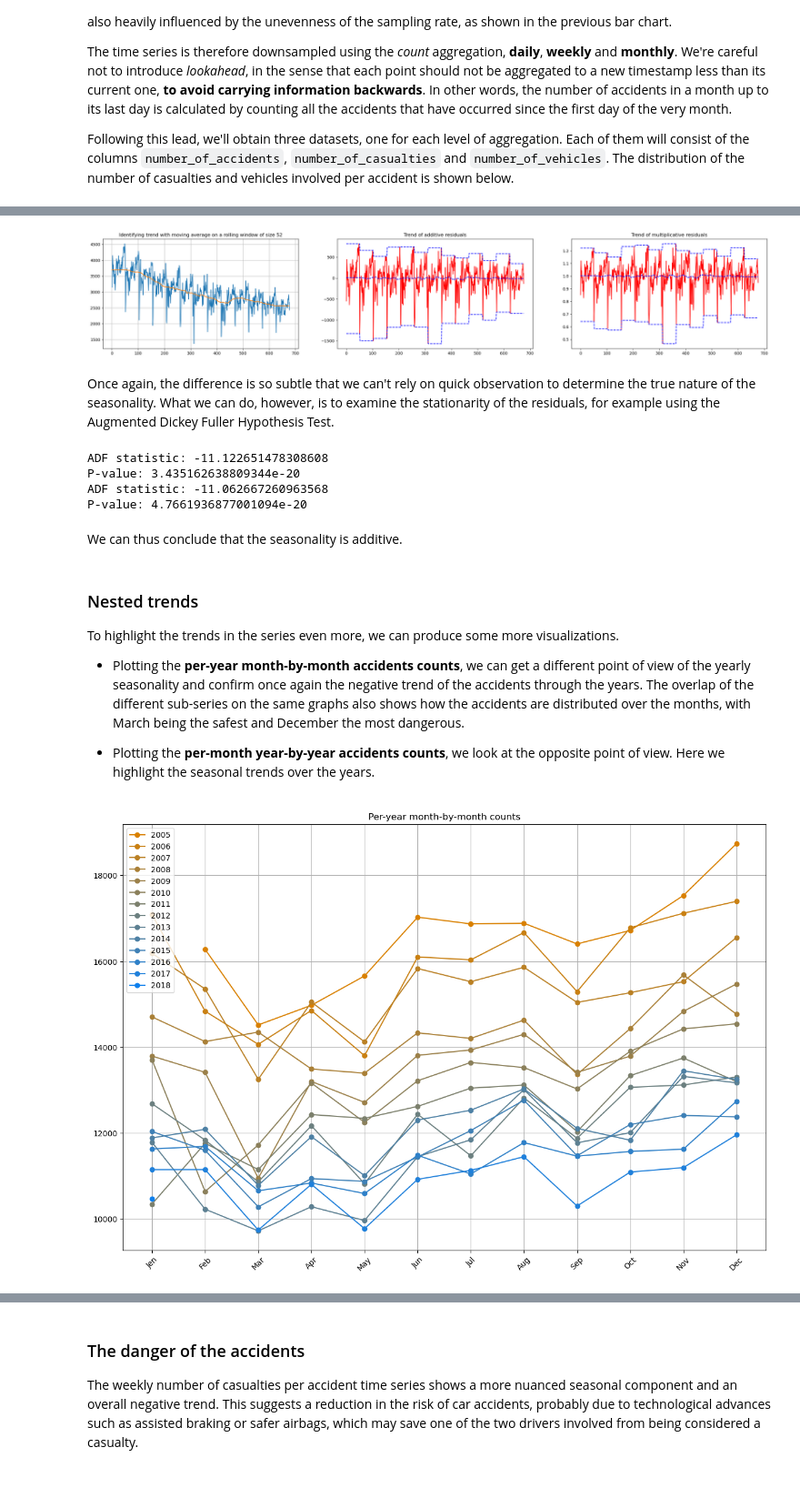
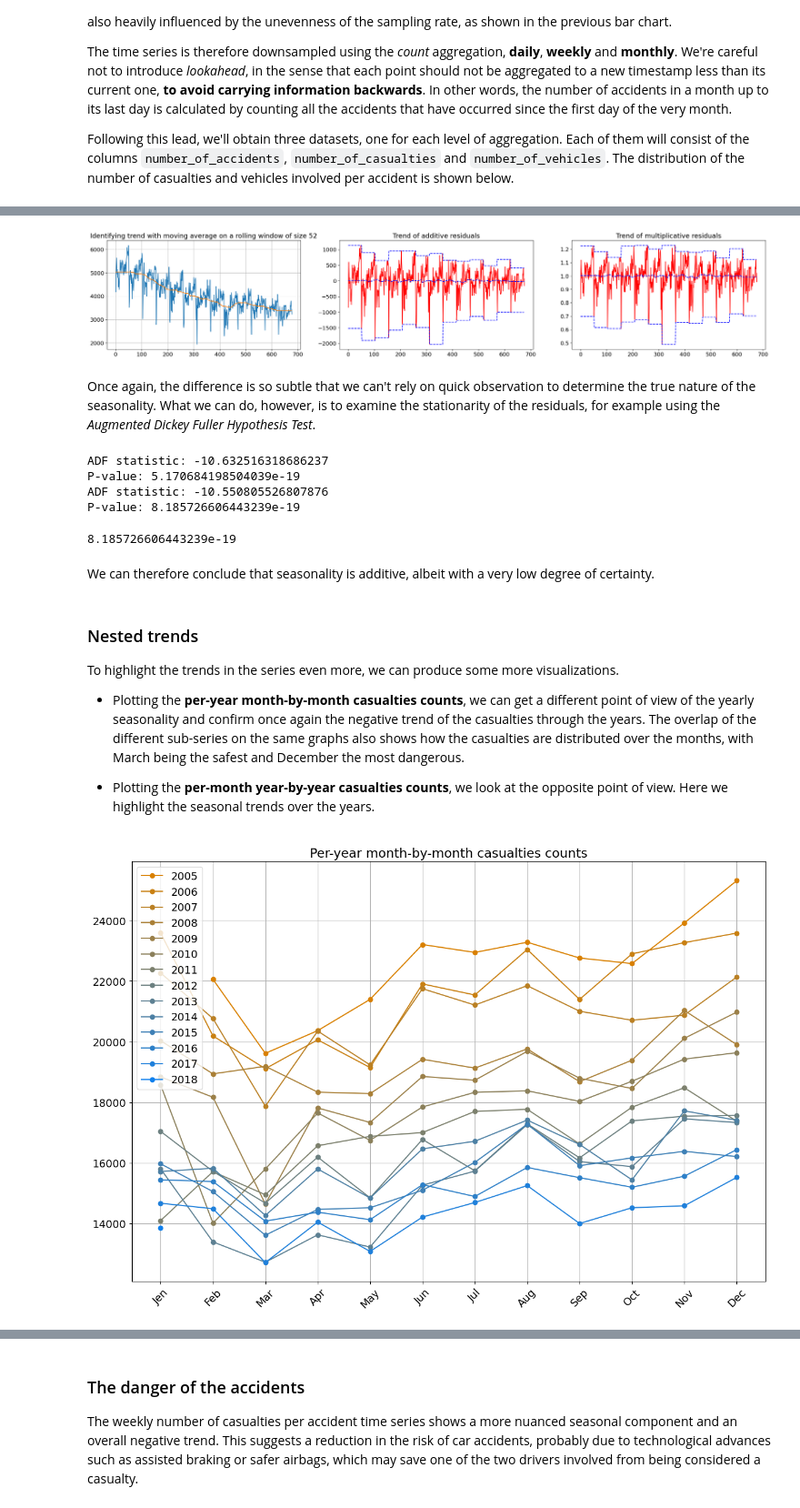
Before and after one commit to fedeStaffo/UK-Traffic-Accidents-Classification-Clustering-TimeSeries, a Jupyter notebook: time_series_analysis/time_series_analysis.ipynb, the cells around one changed output, grey strips where cells are left out. Shown at 91% size. Cells and saved outputs as stored; diff of their text form; code cells hidden in the pictures; blank space fills up the shorter version.

Commit message:
Stationarity test and differencing

```diff
--- a/time_series_analysis/time_series_analysis.ipynb
+++ b/time_series_analysis/time_series_analysis.ipynb
@@ -49,6 +49,7 @@ However, there's still the problem of daylight savings time, which causes some i
 # %%
 DATASET_NAME = 'Accident_Information'
 USE_CACHED = True
+plt.rcParams.update({'font.size': 14})
 # %%
 df_original = pd.read_csv(f'../dataset/{DATASET_NAME}{'[time_series]'if USE_CACHED else ''}.csv', low_memory=False)
 # %%
@@ -218,21 +219,21 @@ rolling_window = 52
 fig, ax = plt.subplots(1, 3)
 fig.set_size_inches(30, 5)
 
-trend = moving_average(weekly_df['number_of_accidents'], 52)
+trend = moving_average(weekly_df['number_of_casualties'], 52)
 ax[0].set_title(
     'Identifying trend with moving average on a rolling window of size 52')
-ax[0].plot(weekly_df['number_of_accidents'])
+ax[0].plot(weekly_df['number_of_casualties'])
 ax[0].plot(trend)
 ax[0].grid()
 
-additive_residuals = (weekly_df['number_of_accidents']-trend).to_numpy()
+additive_residuals = (weekly_df['number_of_casualties']-trend).to_numpy()
 ax[1].set_title('Trend of additive residuals')
 ax[1].plot(additive_residuals, color='r')
 ax[1].plot(moving_average(additive_residuals, rolling_window), color='b', linestyle="--")
 ax[1].plot(moving_max(additive_residuals, rolling_window), color='b', linestyle="--")
 ax[1].plot(moving_min(additive_residuals, rolling_window), color='b', linestyle="--")
 
-multiplicative_residuals = (weekly_df['number_of_accidents']/trend).to_numpy()
+multiplicative_residuals = (weekly_df['number_of_casualties']/trend).to_numpy()
 ax[2].set_title('Trend of multiplicative residuals')
 ax[2].plot(multiplicative_residuals, color='r')
 ax[2].plot(moving_average(multiplicative_residuals, rolling_window),
@@ -244,53 +245,56 @@ ax[2].plot(moving_min(multiplicative_residuals, rolling_window),
 
 plt.show()
 # %% [output]
-[figure, old version]
+[figure, new version]
 # %% [markdown]
-Once again, the difference is so subtle that we can't rely on quick observation to determine the true nature of the seasonality. What we can do, however, is to examine the stationarity of the residuals, for example using the Augmented Dickey Fuller Hypothesis Test.
+Once again, the difference is so subtle that we can't rely on quick observation to determine the true nature of the seasonality. What we can do, however, is to examine the stationarity of the residuals, for example using the *Augmented Dickey Fuller Hypothesis Test*.
 # %%
-def test_stationarity(ts):
+def test_stationarity(ts, log=True):
     stats = ['Test Statistic','p-value']
     df_test = adfuller(ts)
     df_results = pd.Series(df_test[0:2], index=stats)
-    print('ADF statistic:', df_results.iloc[0])
-    print('P-value:', df_results.iloc[1])
+    if log:
+        print('ADF statistic:', df_results.iloc[0])
+        print('P-value:', df_results.iloc[1])
+    return df_results.iloc[1]
 
 test_stationarity(additive_residuals)
 test_stationarity(multiplicative_residuals)
 # %% [output]
-ADF statistic: -11.122651478308608
-P-value: 3.435162638809344e-20
-ADF statistic: -11.062667260963568
-P-value: 4.7661936877001094e-20
+ADF statistic: -10.632516318686237
+P-value: 5.170684198504039e-19
+ADF statistic: -10.550805526807876
+P-value: 8.185726606443239e-19
+8.185726606443239e-19
 # %% [markdown]
-We can thus conclude that the seasonality is additive.
+We can therefore conclude that seasonality is additive, albeit with a very low degree of certainty.
 # %% [markdown]
 ### Nested trends
 To highlight the trends in the series even more, we can produce some more visualizations.
 
-* Plotting the **per-year month-by-month accidents counts**, we can get a different point of view of the yearly seasonality and confirm once again the negative trend of the accidents through the years. The overlap of the different sub-series on the same graphs also shows how the accidents are distributed over the months, with March being the safest and December the most dangerous.
+* Plotting the **per-year month-by-month casualties counts**, we can get a different point of view of the yearly seasonality and confirm once again the negative trend of the casualties through the years. The overlap of the different sub-series on the same graphs also shows how the casualties are distributed over the months, with March being the safest and December the most dangerous.
 
-* Plotting the **per-month year-by-year accidents counts**, we look at the opposite point of view. Here we highlight the seasonal trends over the years.
+* Plotting the **per-month year-by-year casualties counts**, we look at the opposite point of view. Here we highlight the seasonal trends over the years.
 # %%
 f, ax = plt.subplots(1, 1)
 f.set_size_inches(15, 10)
 
 years = monthly_df['end_timestamp'].dt.year.unique()
 for i, year in enumerate(years):
     _ = monthly_df[monthly_df['end_timestamp'].dt.year == year]
     hue = (i/len(years))
-    ax.plot(_['end_timestamp'].dt.month, _["number_of_accidents"],
+    ax.plot(_['end_timestamp'].dt.month, _["number_of_casualties"],
             color=(0.85-hue*0.85, 0.5, hue), label=f'{year}', marker='o')
 
 ax.set_xticklabels(ax.get_xticklabels(), rotation=45)
 plt.xticks(ticks=range(1, 13), labels=[
            'Jen', 'Feb', 'Mar', 'Apr', 'May', 'Jun', 'Jul', 'Aug', 'Sep', 'Oct', 'Nov', 'Dec'])
-ax.set_title('Per-year month-by-month counts')
+ax.set_title('Per-year month-by-month casualties counts')
 plt.legend(loc='upper left')
 plt.grid()
 plt.show()
 # %% [output]
-[figure, old version]
+[figure, new version]
 # %%
 f, ax = plt.subplots(1, 1)
 f.set_size_inches(15, 10)
```
Also changed, not shown: parts of 19 cells of this notebook.
